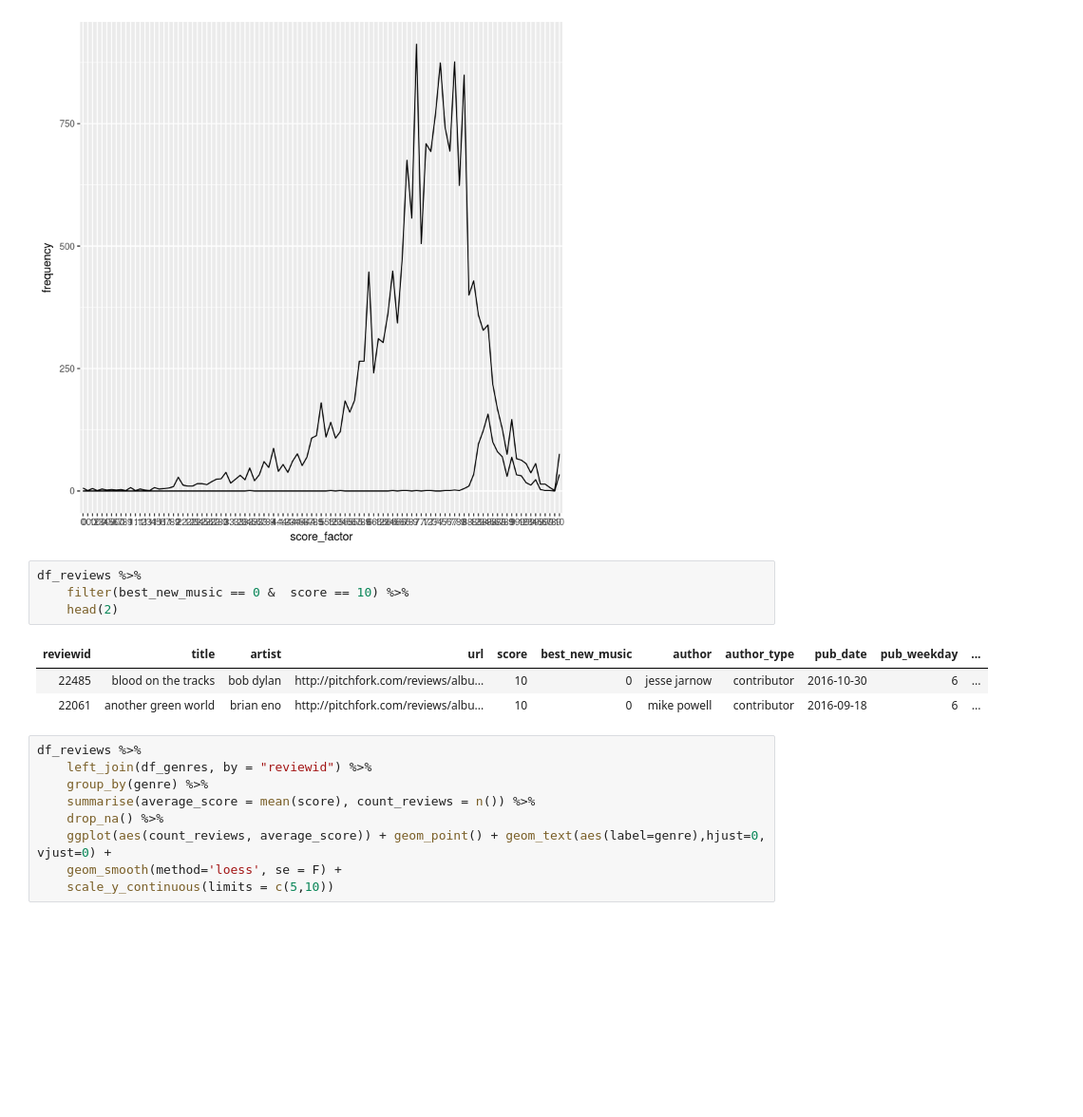
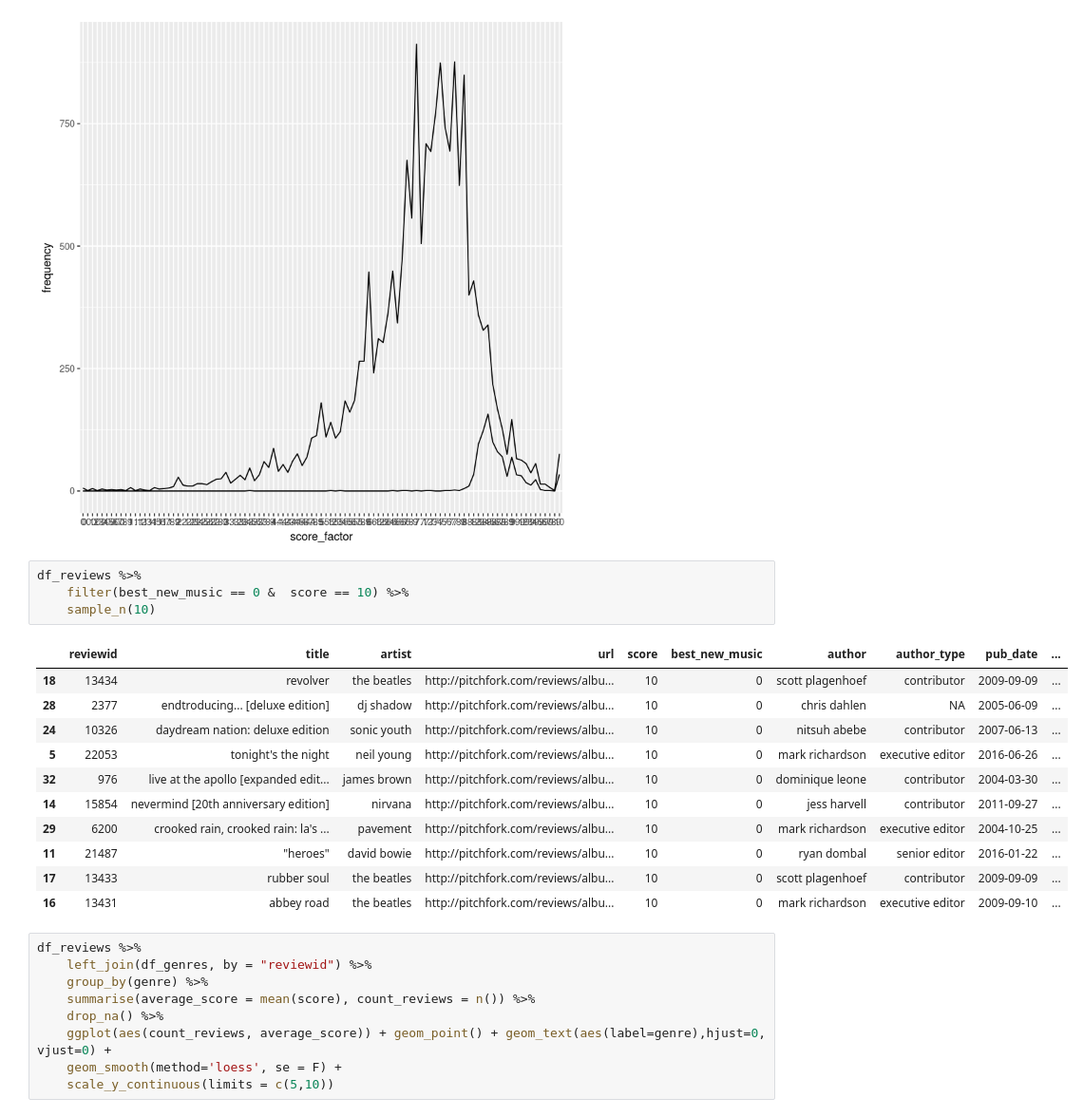
Before and after one commit to xxxvincxxx/r-vs-python-pitchfork, a Jupyter notebook: review-score-exploration/review_score_exploration_r.ipynb, the cells around one changed output. Shown at 95% size. Saved outputs shown, nothing was run; the diff lists cells and outputs as text; blank space fills up the shorter version.

```diff
--- a/review-score-exploration/review_score_exploration_r.ipynb
+++ b/review-score-exploration/review_score_exploration_r.ipynb
@@ -36,11 +45,19 @@ df_reviews %>%
 # %%
 df_reviews %>%
     filter(best_new_music == 0 &  score == 10) %>%
-    head(2)
+    sample_n(10)
 # %% [output]
-| reviewid | title | artist | url | score | best_new_music | author | author_type | pub_date | pub_weekday | ... |
-| 22485 | blood on the tracks | bob dylan | http://pitchfork.com/reviews/albu... | 10 | 0 | jesse jarnow | contributor | 2016-10-30 | 6 | ... |
-| 22061 | another green world | brian eno | http://pitchfork.com/reviews/albu... | 10 | 0 | mike powell | contributor | 2016-09-18 | 6 | ... |
+|  | reviewid | title | artist | url | score | best_new_music | author | author_type | pub_date | ... |
+| 18 | 13434 | revolver | the beatles | http://pitchfork.com/reviews/albu... | 10 | 0 | scott plagenhoef | contributor | 2009-09-09 | ... |
+| 28 | 2377 | endtroducing... [deluxe edition] | dj shadow | http://pitchfork.com/reviews/albu... | 10 | 0 | chris dahlen | NA | 2005-06-09 | ... |
+| 24 | 10326 | daydream nation: deluxe edition | sonic youth | http://pitchfork.com/reviews/albu... | 10 | 0 | nitsuh abebe | contributor | 2007-06-13 | ... |
+| 5 | 22053 | tonight's the night | neil young | http://pitchfork.com/reviews/albu... | 10 | 0 | mark richardson | executive editor | 2016-06-26 | ... |
+| 32 | 976 | live at the apollo [expanded edit... | james brown | http://pitchfork.com/reviews/albu... | 10 | 0 | dominique leone | contributor | 2004-03-30 | ... |
+| 14 | 15854 | nevermind [20th anniversary edition] | nirvana | http://pitchfork.com/reviews/albu... | 10 | 0 | jess harvell | contributor | 2011-09-27 | ... |
+| 29 | 6200 | crooked rain, crooked rain: la's ... | pavement | http://pitchfork.com/reviews/albu... | 10 | 0 | mark richardson | executive editor | 2004-10-25 | ... |
+| 11 | 21487 | "heroes" | david bowie | http://pitchfork.com/reviews/albu... | 10 | 0 | ryan dombal | senior editor | 2016-01-22 | ... |
+| 17 | 13433 | rubber soul | the beatles | http://pitchfork.com/reviews/albu... | 10 | 0 | scott plagenhoef | contributor | 2009-09-09 | ... |
+| 16 | 13431 | abbey road | the beatles | http://pitchfork.com/reviews/albu... | 10 | 0 | mark richardson | executive editor | 2009-09-10 | ... |
 # %%
 df_reviews %>%
     left_join(df_genres, by = "reviewid") %>%
```
Also changed, not shown: parts of 1 cell of this notebook, 2 other files.
